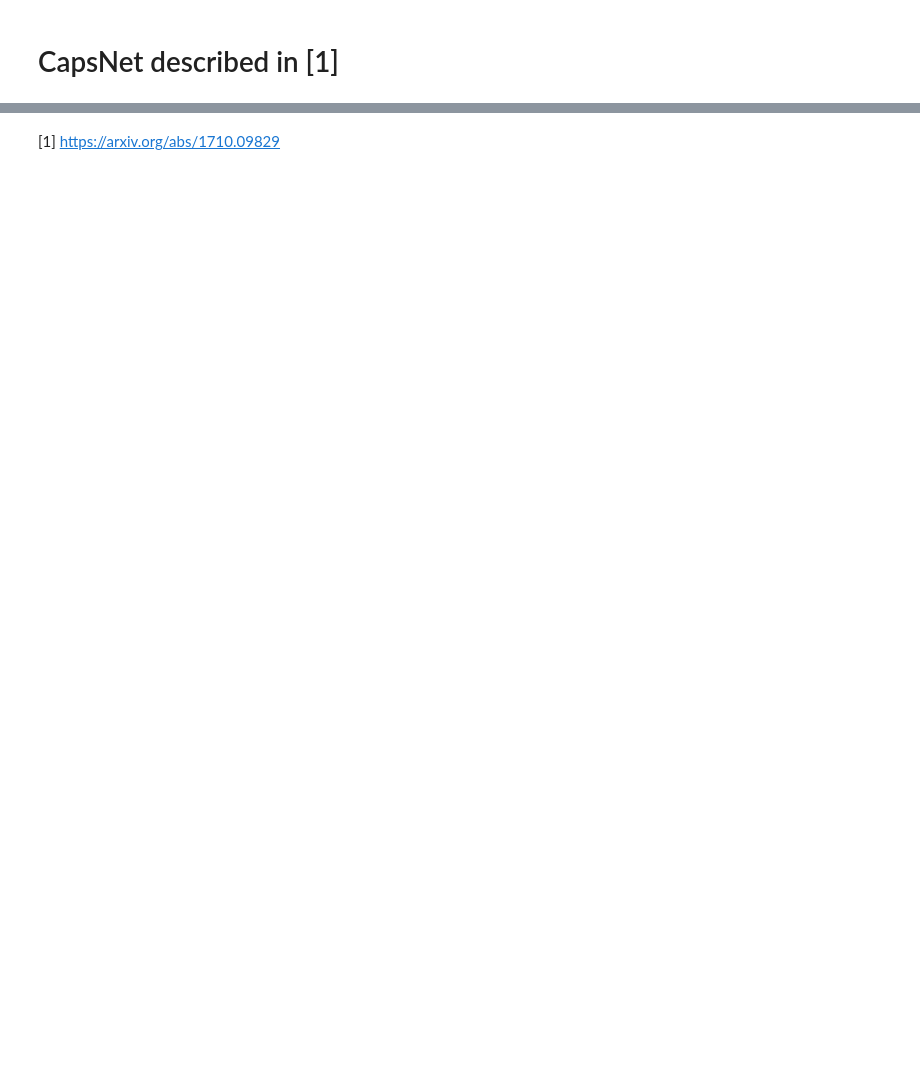
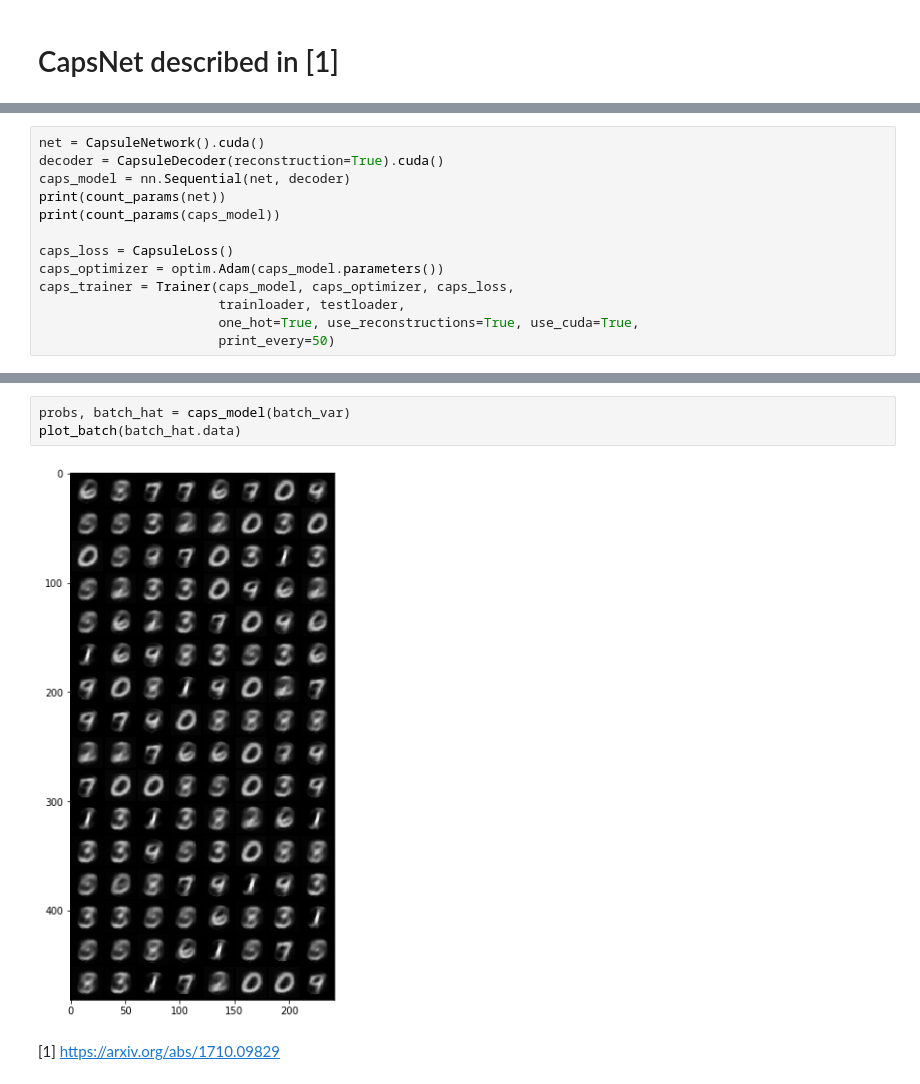
Before and after one commit to KellerJordan/CapsNet-Adversarial, a Jupyter notebook: Train.ipynb, the cells around one changed output, grey strips where cells are left out. Cells and saved outputs as stored; diff of their text form; blank space fills up the shorter version.

Commit message:
train capsnet, baseline, tinycnn, get reconstruction working in trainer, merge trainer.train and trainer.test, add utilities, move away from pipeline

```diff
--- a/Train.ipynb
+++ b/Train.ipynb
@@ -47,0 +75,13 @@ probs, reconstructions, loss = pipeline(batch_var, labels_var)
+# %%
+net = CapsuleNetwork().cuda()
+decoder = CapsuleDecoder(reconstruction=True).cuda()
+caps_model = nn.Sequential(net, decoder)
+print(count_params(net))
+print(count_params(caps_model))
+
+caps_loss = CapsuleLoss()
+caps_optimizer = optim.Adam(caps_model.parameters())
+caps_trainer = Trainer(caps_model, caps_optimizer, caps_loss,
+                       trainloader, testloader,
+                       one_hot=True, use_reconstructions=True, use_cuda=True,
+                       print_every=50)
@@ -48,2 +107,7 @@ probs, reconstructions, loss = pipeline(batch_var, labels_var)
+# %%
+probs, batch_hat = caps_model(batch_var)
+plot_batch(batch_hat.data)
+# %% [output]
+[figure, added]
 # %% [markdown]
 [1] https://arxiv.org/abs/1710.09829
```
Also changed, not shown: parts of 12 cells of this notebook, 2 other files.
